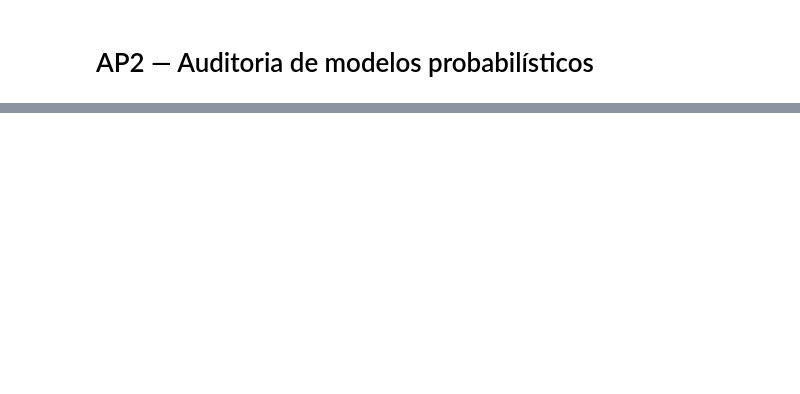
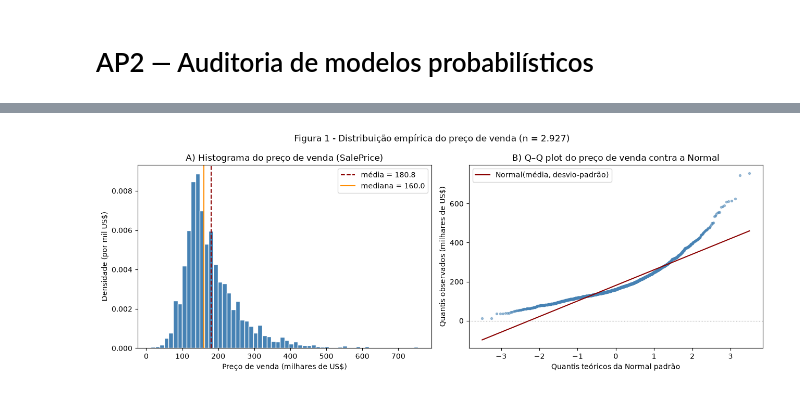
Before and after one commit to henriquelca/TrabalhoMQ, a Jupyter notebook: notebooks/ap2.ipynb, the cells around one changed output, grey strips where cells are left out. Drawn from its saved outputs; the diff is of its cells as text; code cells hidden in the pictures; blank space fills up the shorter version.

```diff
--- a/notebooks/ap2.ipynb
+++ b/notebooks/ap2.ipynb
@@ -97,0 +241,10 @@ dados.shape
+# %%
+n_total = len(preco)
+n_ausentes = int(preco.isna().sum())
+n_validos = int(preco.notna().sum())
+x = preco.dropna()
+
+pd.Series(
+    {"registros na base": n_total, "observações válidas": n_validos, "valores ausentes": n_ausentes},
+    name="SalePrice",
+).to_frame()
@@ -97,0 +326,28 @@ dados.shape
+# %%
+fig, (ax_hist, ax_qq) = plt.subplots(1, 2, figsize=(13, 4.8))
+
+# Painel A - histograma em densidade, com média e mediana.
+ax_hist.hist(x / 1000, bins=60, density=True, color="steelblue", edgecolor="white")
+ax_hist.axvline(media_obs / 1000, color="darkred", linestyle="--", label=f"média = {media_obs / 1000:,.1f}")
+ax_hist.axvline(mediana / 1000, color="darkorange", linestyle="-", label=f"mediana = {mediana / 1000:,.1f}")
+ax_hist.set_title("A) Histograma do preço de venda (SalePrice)")
+ax_hist.set_xlabel("Preço de venda (milhares de US$)")
+ax_hist.set_ylabel("Densidade (por mil US$)")
+ax_hist.legend()
+
+# Painel B - Q-Q plot contra a Normal, com a reta de referência ajustada pela média e pelo desvio-padrão.
+(teoricos, ordenados), _ = stats.probplot(x, dist="norm")
+ax_qq.scatter(teoricos, ordenados / 1000, s=8, alpha=0.5, color="steelblue")
+referencia = (media_obs + dp_obs * teoricos) / 1000
+ax_qq.plot(teoricos, referencia, color="darkred", label="Normal(média, desvio-padrão)")
+ax_qq.axhline(0, color="gray", linewidth=0.8, linestyle=":")
+ax_qq.set_title("B) Q–Q plot do preço de venda contra a Normal")
+ax_qq.set_xlabel("Quantis teóricos da Normal padrão")
+ax_qq.set_ylabel("Quantis observados (milhares de US$)")
+ax_qq.legend()
+
+fig.suptitle("Figura 1 - Distribuição empírica do preço de venda (n = 2.927)")
+fig.tight_layout()
+plt.show()
+# %% [output]
+[figure, added]
```
Also changed, not shown: parts of 65 cells of this notebook.
